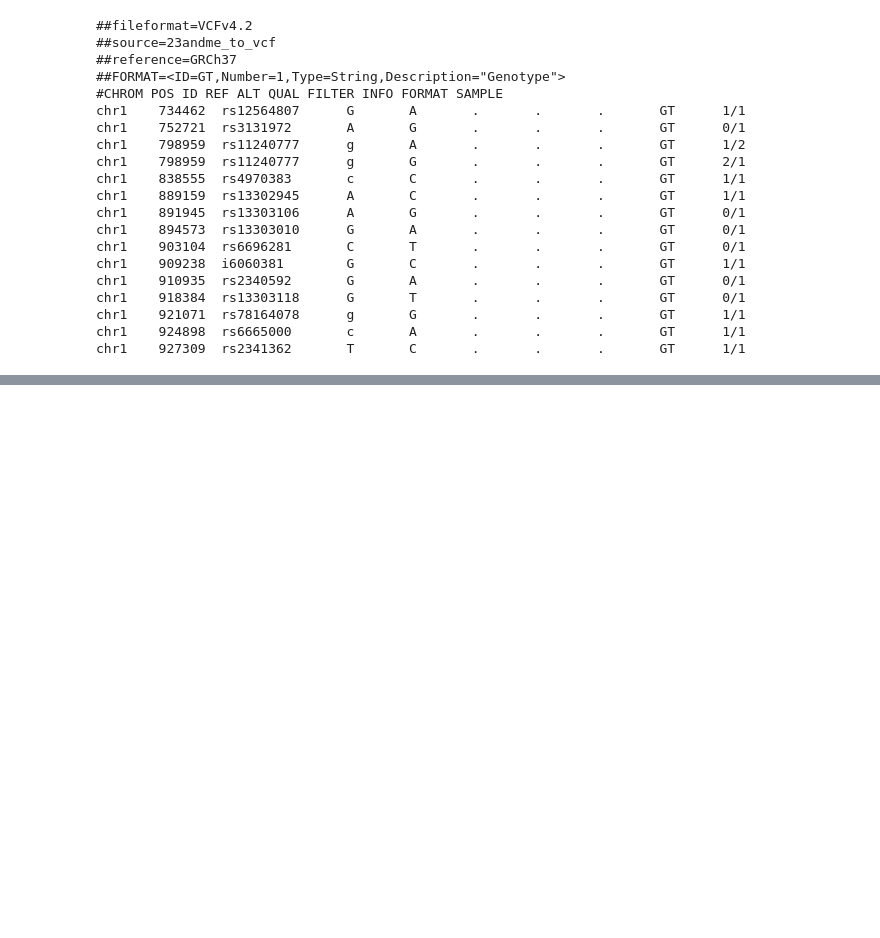
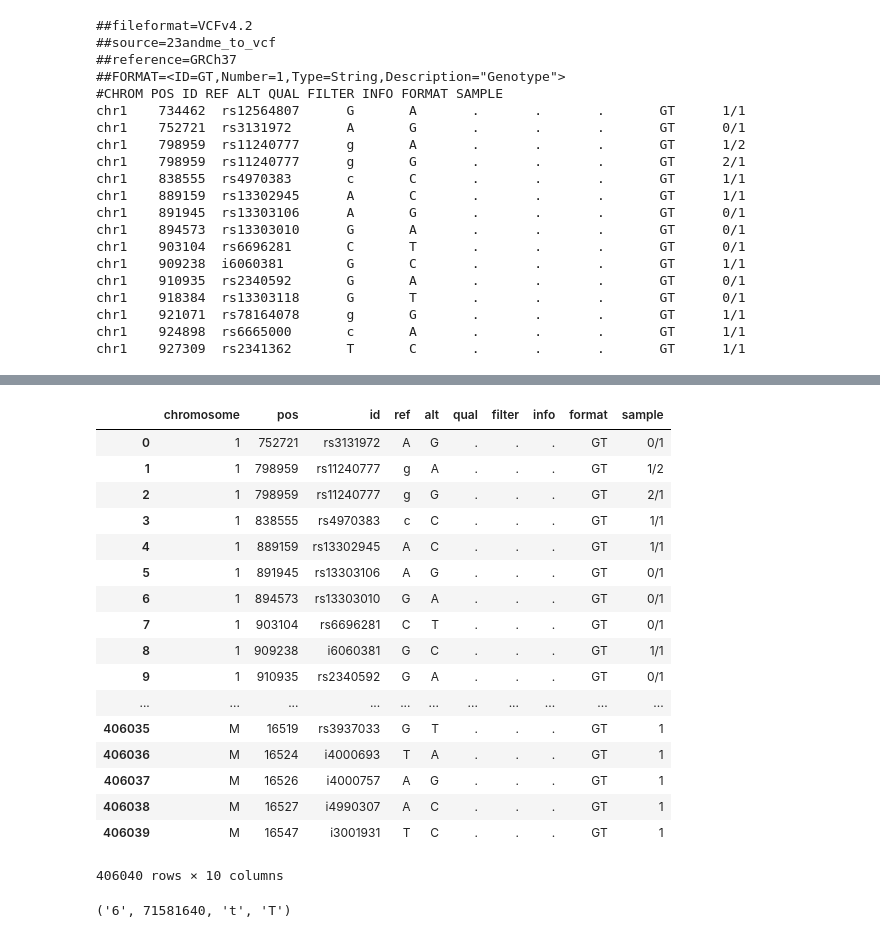
Before and after one commit to artemkondyukov/bioinf_workshop, a Jupyter notebook: notebooks/Task #7.ipynb, the cells around one changed output, grey strips where cells are left out. Cells and saved outputs as stored; diff of their text form; code cells hidden in the pictures; blank space fills up the shorter version.

```diff
--- a/notebooks/Task #7.ipynb
+++ b/notebooks/Task #7.ipynb
@@ -104,0 +244,3 @@ chr1    927309  rs2341362       T       C       .       .       .       GT
+# %%
+prof_snp_df = pd.read_csv("../data/week7/prof_SNP.vcf", skiprows=5, sep="\t")
+prof_snp_df.columns = ["chromosome", "pos", "id", "ref", "alt", "qual", "filter", "info", "format", "sample"]
@@ -104,0 +306,25 @@ chr1    927309  rs2341362       T       C       .       .       .       GT
+# %%
+prof_snp_df
+# %% [output]
+|  | chromosome | pos | id | ref | alt | qual | filter | info | format | sample |
+| 0 | 1 | 752721 | rs3131972 | A | G | . | . | . | GT | 0/1 |
+| 1 | 1 | 798959 | rs11240777 | g | A | . | . | . | GT | 1/2 |
+| 2 | 1 | 798959 | rs11240777 | g | G | . | . | . | GT | 2/1 |
+| 3 | 1 | 838555 | rs4970383 | c | C | . | . | . | GT | 1/1 |
+| 4 | 1 | 889159 | rs13302945 | A | C | . | . | . | GT | 1/1 |
+| 5 | 1 | 891945 | rs13303106 | A | G | . | . | . | GT | 0/1 |
+| 6 | 1 | 894573 | rs13303010 | G | A | . | . | . | GT | 0/1 |
+| 7 | 1 | 903104 | rs6696281 | C | T | . | . | . | GT | 0/1 |
+| 8 | 1 | 909238 | i6060381 | G | C | . | . | . | GT | 1/1 |
+| 9 | 1 | 910935 | rs2340592 | G | A | . | . | . | GT | 0/1 |
+| ... | ... | ... | ... | ... | ... | ... | ... | ... | ... | ... |
+| 406035 | M | 16519 | rs3937033 | G | T | . | . | . | GT | 1 |
+| 406036 | M | 16524 | i4000693 | T | A | . | . | . | GT | 1 |
+| 406037 | M | 16526 | i4000757 | A | G | . | . | . | GT | 1 |
+| 406038 | M | 16527 | i4990307 | A | C | . | . | . | GT | 1 |
+| 406039 | M | 16547 | i3001931 | T | C | . | . | . | GT | 1 |
+406040 rows × 10 columns
+# %%
+key
+# %% [output]
+('6', 71581640, 't', 'T')
```
Also changed, not shown: parts of 87 cells of this notebook.
